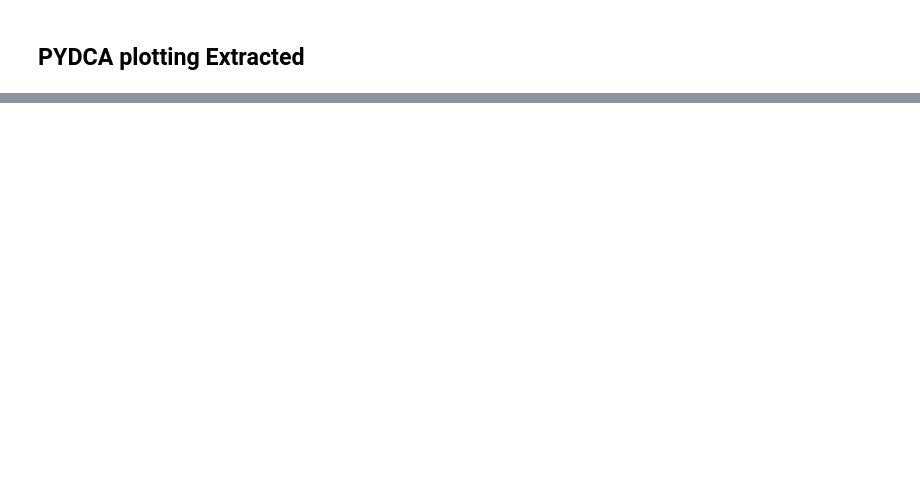
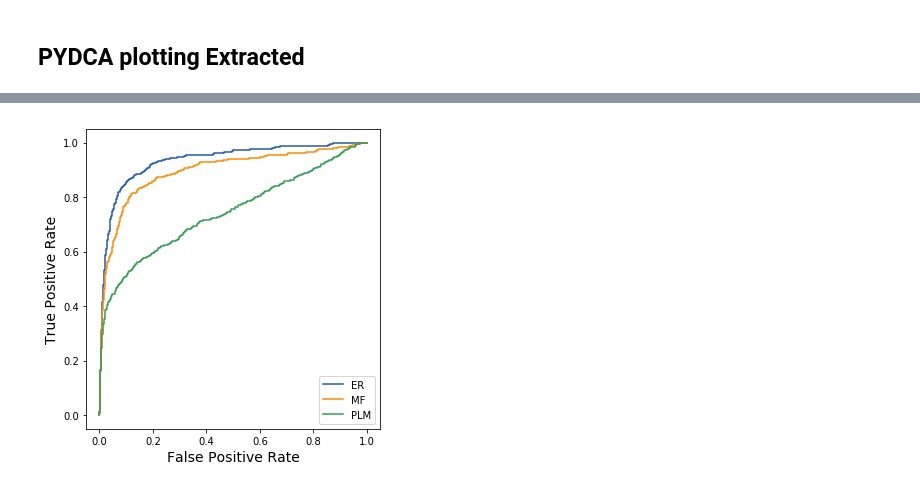
Before and after one commit to evancresswell/DCA_ER, a Jupyter notebook: individual_method_comparison_plots.ipynb, the cells around one changed output, grey strips where cells are left out. Cells and saved outputs as stored; diff of their text form; code cells hidden in the pictures; blank space fills up the shorter version.

```diff
--- a/individual_method_comparison_plots.ipynb
+++ b/individual_method_comparison_plots.ipynb
@@ -579,0 +621,12 @@ def plot_true_positive_rates_ecc(method_visualizers, dis, ct, methods, contact_d
+# %%
+fig = plt.figure(figsize=(5,5))
+ax = plt.subplot2grid((1,1),(0,0))
+ax.plot(fpr_ER_optimal, tpr_ER_optimal, label='ER', color=colors_hex[method2color['ER']])
+ax.plot(fpr_MF_optimal, tpr_MF_optimal, label='MF', color=colors_hex[method2color['MF']])
+ax.plot(fpr_PLM_optimal, tpr_PLM_optimal, label='PLM', color=colors_hex[method2color['PLM']])
+ax.set_ylabel('True Positive Rate', fontsize=14)
+ax.set_xlabel('False Positive Rate', fontsize=14)
+ax.legend()
+plt.tight_layout()
+# %% [output]
+[figure, added]
```
Also changed, not shown: parts of 16 cells of this notebook, 9 other files.
